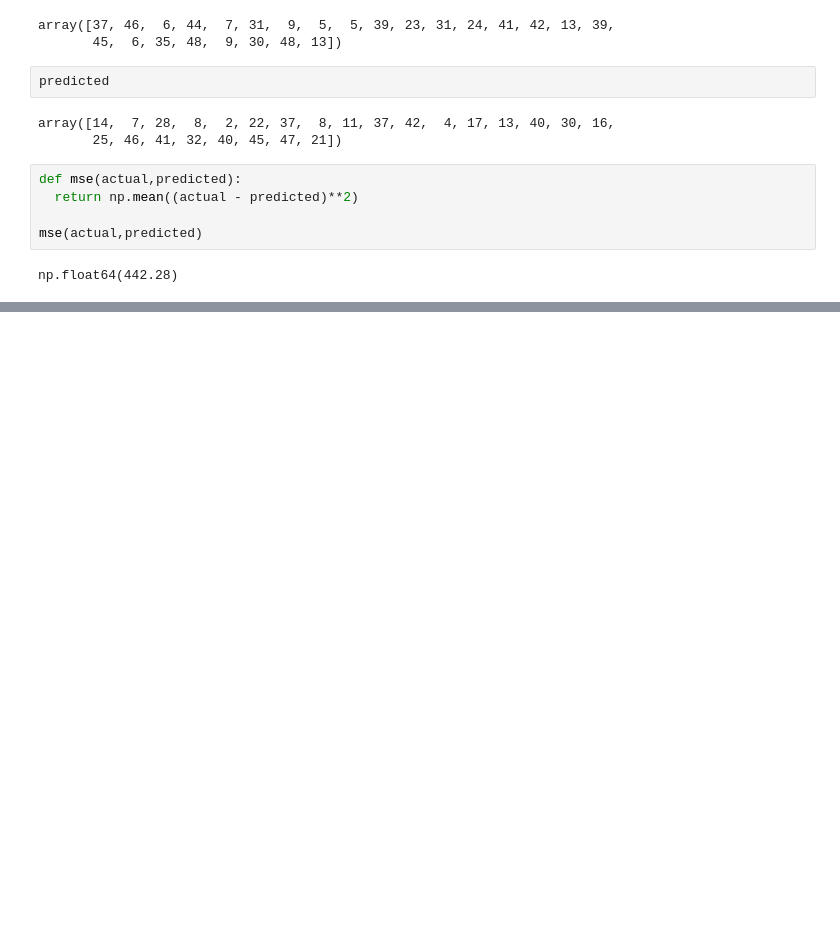
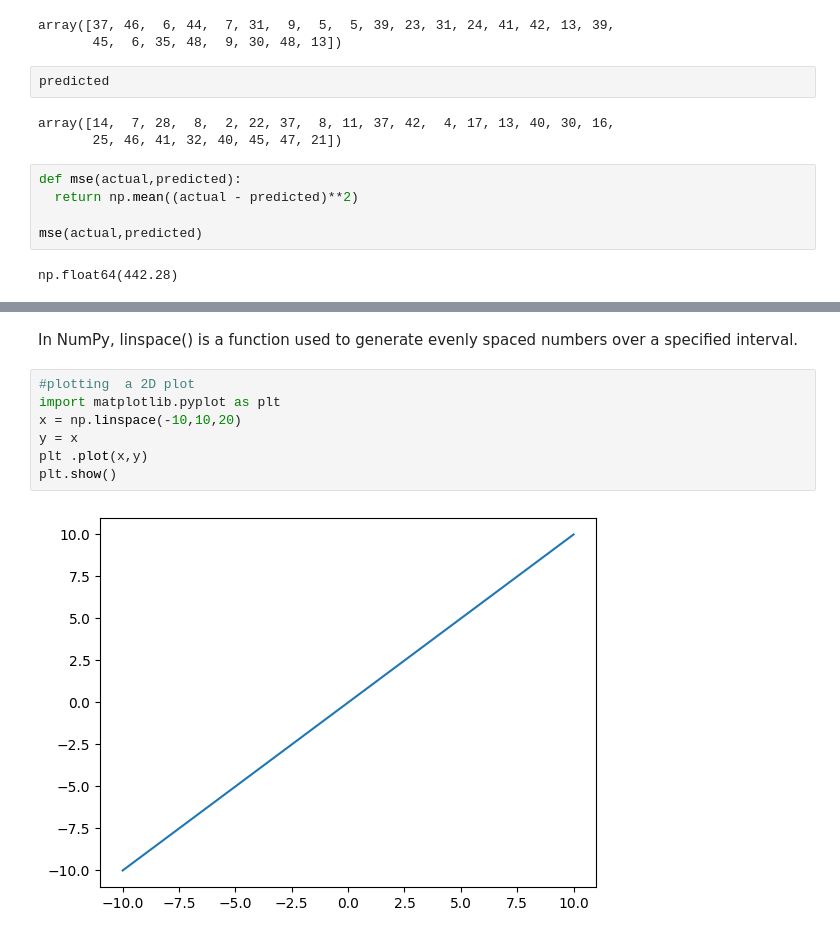
Before and after one commit to Girija-Tandon/Python_Analysis, a Jupyter notebook: Numpy.ipynb, the cells around one changed output, grey strips where cells are left out. Saved outputs shown, nothing was run; the diff lists cells and outputs as text; blank space fills up the shorter version.

```diff
--- a/Numpy.ipynb
+++ b/Numpy.ipynb
@@ -553,0 +558,11 @@ a[~np.isnan(a)]
+# %% [markdown]
+In NumPy, linspace() is a function used to generate evenly spaced numbers over a specified interval.
+# %%
+#plotting  a 2D plot
+import matplotlib.pyplot as plt
+x = np.linspace(-10,10,20)
+y = x
+plt .plot(x,y)
+plt.show()
+# %% [output]
+[figure, added]
```
Also changed, not shown: parts of 6 cells of this notebook.
